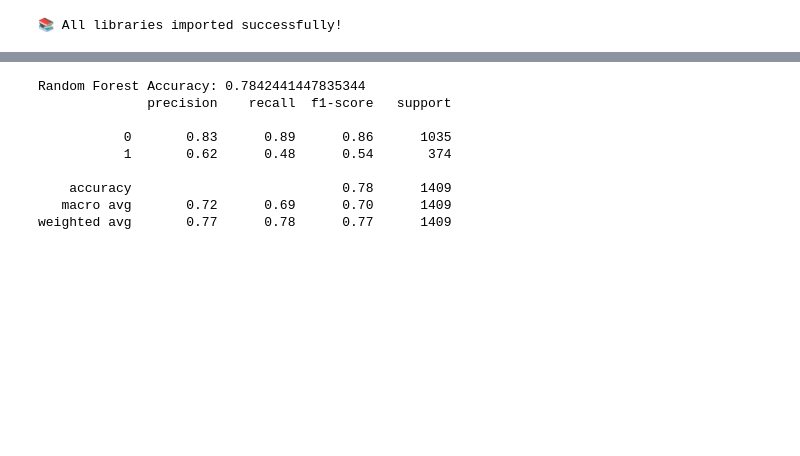
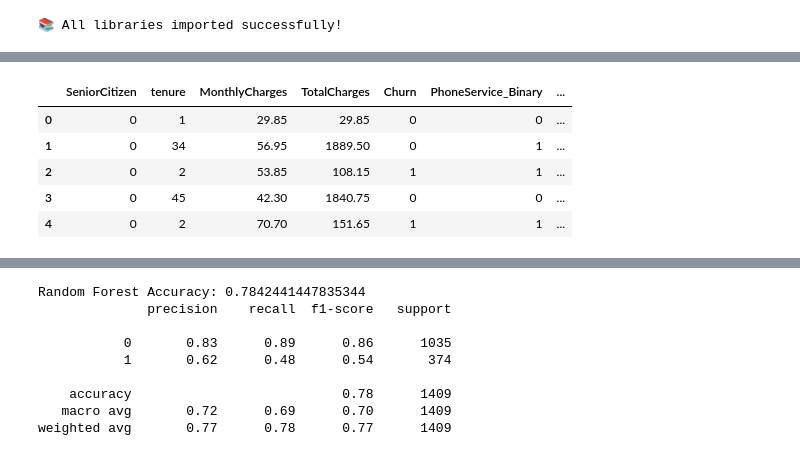
Before and after one commit to vedantgadhvi/Customer-Churn-Prediction, a Jupyter notebook: Customer_Churn_Prediction.ipynb, the cells around one changed output, grey strips where cells are left out. Drawn from its saved outputs; the diff is of its cells as text; code cells hidden in the pictures; blank space fills up the shorter version.

```diff
--- a/Customer_Churn_Prediction.ipynb
+++ b/Customer_Churn_Prediction.ipynb
@@ -116,0 +204,88 @@ df.head()
+# %%
+def preprocess_and_engineer_features(df):
+    """Comprehensive data preprocessing and feature engineering"""
+
+    df_processed = df.copy()
+
+    print("🔧 Starting feature engineering...")
+
+    # 1. Handle missing values and data types
+    df_processed['TotalCharges'] = pd.to_numeric(df_processed['TotalCharges'], errors='coerce')
+    missing_total_charges = df_processed['TotalCharges'].isnull().sum()
+    print(f"   Missing TotalCharges: {missing_total_charges}")
+    df_processed['TotalCharges'].fillna(df_processed['TotalCharges'].median(), inplace=True)
+
+    # 2. Target encoding
+    df_processed['Churn'] = df_processed['Churn'].map({'Yes': 1, 'No': 0})
+
+    # 3. Remove customer ID
+    df_processed.drop(['customerID'], axis=1, inplace=True)
+
+    # 4. Advanced Feature Engineering
+
+    # Service utilization features
+    service_cols = ['PhoneService', 'OnlineSecurity', 'OnlineBackup', 'DeviceProtection',
+                   'TechSupport', 'StreamingTV', 'StreamingMovies']
+
+    for col in service_cols:
+        df_processed[f'{col}_Binary'] = (df_processed[col] == 'Yes').astype(int)
+
+    # Aggregate service features
+    df_processed['TotalServices'] = df_processed[[f'{col}_Binary' for col in service_cols]].sum(axis=1)
+    df_processed['ServiceUtilizationRate'] = df_processed['TotalServices'] / len(service_cols)
+
+    # Financial features
+    df_processed['AvgMonthlySpend'] = df_processed['TotalCharges'] / (df_processed['tenure'] + 1)
+    df_processed['ChargesPerService'] = df_processed['MonthlyCharges'] / (df_processed['TotalServices'] + 1)
+    df_processed['SpendingEfficiency'] = df_processed['TotalCharges'] / (df_processed['MonthlyCharges'] + 1)
+
+    # Customer lifecycle features
+    df_processed['TenureGroup'] = pd.cut(df_processed['tenure'],
+                                        bins=[-1, 12, 24, 48, 72],
+                                        labels=['New', 'Growing', 'Mature', 'Loyal'])
+
+    df_processed['CustomerValue'] = (df_processed['MonthlyCharges'] * df_processed['tenure']).rank(pct=True)
+    df_processed['HighValueCustomer'] = (df_processed['MonthlyCharges'] > df_processed['MonthlyCharges'].quantile(0.75)).astype(int)
+    df_processed['LongTermCustomer'] = (df_processed['tenure'] > 36).astype(int)
+
+    # Behavioral segmentation
+    df_processed['HighMaintenanceCustomer'] = ((df_processed['TechSupport'] == 'Yes') |
+                                              (df_processed['OnlineSecurity'] == 'No')).astype(int)
+
+    df_processed['DigitalEngagement'] = ((df_processed['OnlineSecurity'] == 'Yes') |
+                                        (df_processed['OnlineBackup'] == 'Yes') |
+                                        (df_processed['StreamingTV'] == 'Yes') |
+                                        (df_processed['StreamingMovies'] == 'Yes')).astype(int)
+
+    # Contract and payment features
+    df_processed['MonthToMonthContract'] = (df_processed['Contract'] == 'Month-to-month').astype(int)
+    df_processed['AutomaticPayment'] = (df_processed['PaymentMethod'].isin(['Electronic check', 'Credit card (automatic)', 'Bank transfer (automatic)'])).astype(int)
+
+    # One-hot encoding for remaining categorical variables
+    categorical_features = ['gender', 'Partner', 'Dependents', 'PhoneService', 'MultipleLines',
+                          'InternetService', 'OnlineSecurity', 'OnlineBackup', 'DeviceProtection',
+                          'TechSupport', 'StreamingTV', 'StreamingMovies', 'Contract',
+                          'PaperlessBilling', 'PaymentMethod', 'TenureGroup']
+
+    df_processed = pd.get_dummies(df_processed, columns=categorical_features, drop_first=True)
+
+    print(f"✅ Feature engineering complete!")
+    print(f"📊 Final dataset shape: {df_processed.shape}")
+    print(f"🎯 Total features created: {len(df_processed.columns) - 1}")
+
+    # Display new feature summary
+    new_features = ['TotalServices', 'ServiceUtilizationRate', 'AvgMonthlySpend',
+                    'ChargesPerService', 'CustomerValue', 'HighValueCustomer',
+                    'LongTermCustomer', 'DigitalEngagement']
+
+    print("\n🆕 New Features Summary:")
+    for feature in new_features:
+        if feature in df_processed.columns:
+            print(f"   {feature}: Mean={df_processed[feature].mean():.3f}, Std={df_processed[feature].std():.3f}")
+
+    return df_processed
+
+# Process the data
+df_processed = preprocess_and_engineer_features(df)
+df_processed.head()
+# %% [output]
@@ -116,0 +307,6 @@ df.head()
+|  | SeniorCitizen | tenure | MonthlyCharges | TotalCharges | Churn | PhoneService_Binary | ... |
+| 0 | 0 | 1 | 29.85 | 29.85 | 0 | 0 | ... |
+| 1 | 0 | 34 | 56.95 | 1889.50 | 0 | 1 | ... |
+| 2 | 0 | 2 | 53.85 | 108.15 | 1 | 1 | ... |
+| 3 | 0 | 45 | 42.30 | 1840.75 | 0 | 0 | ... |
+| 4 | 0 | 2 | 70.70 | 151.65 | 1 | 1 | ... |
```
Also changed, not shown: parts of 9 cells of this notebook.
